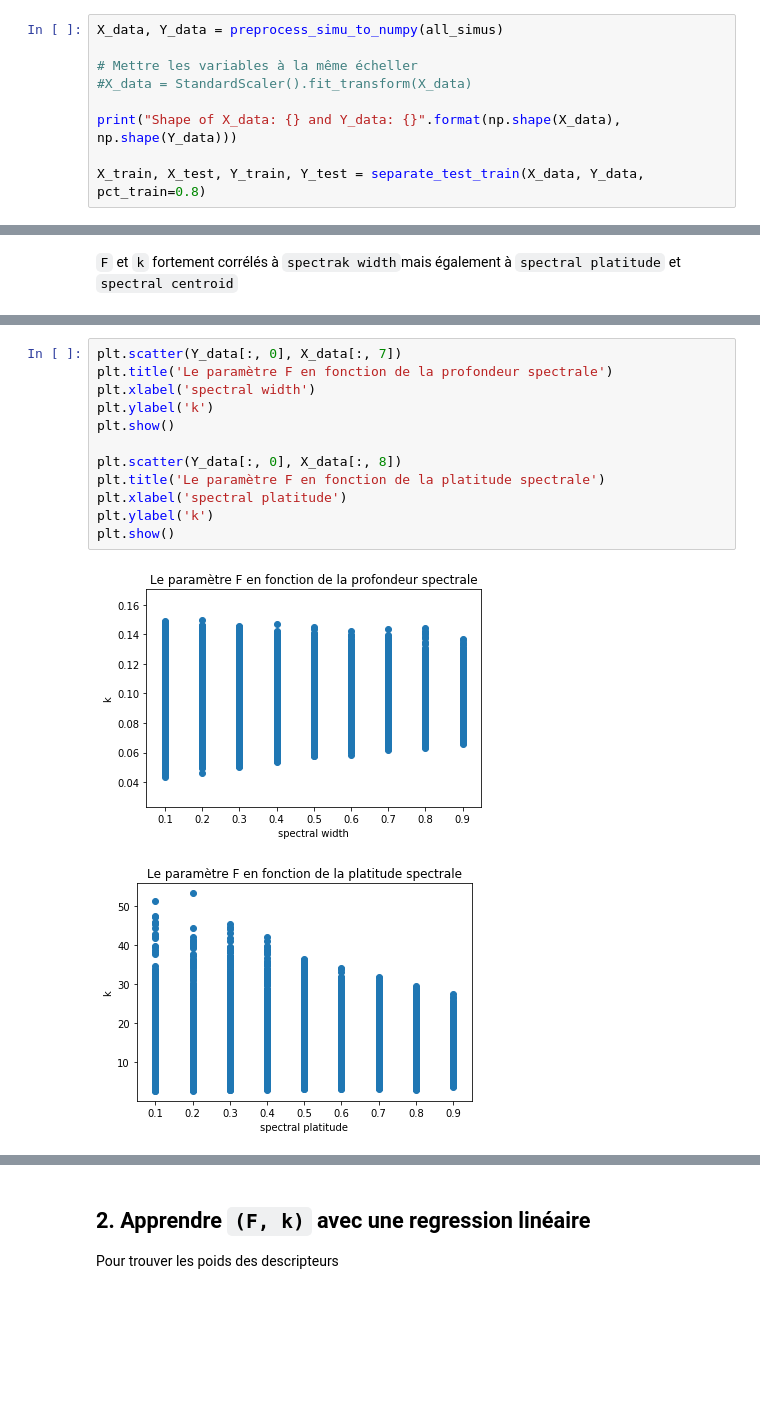
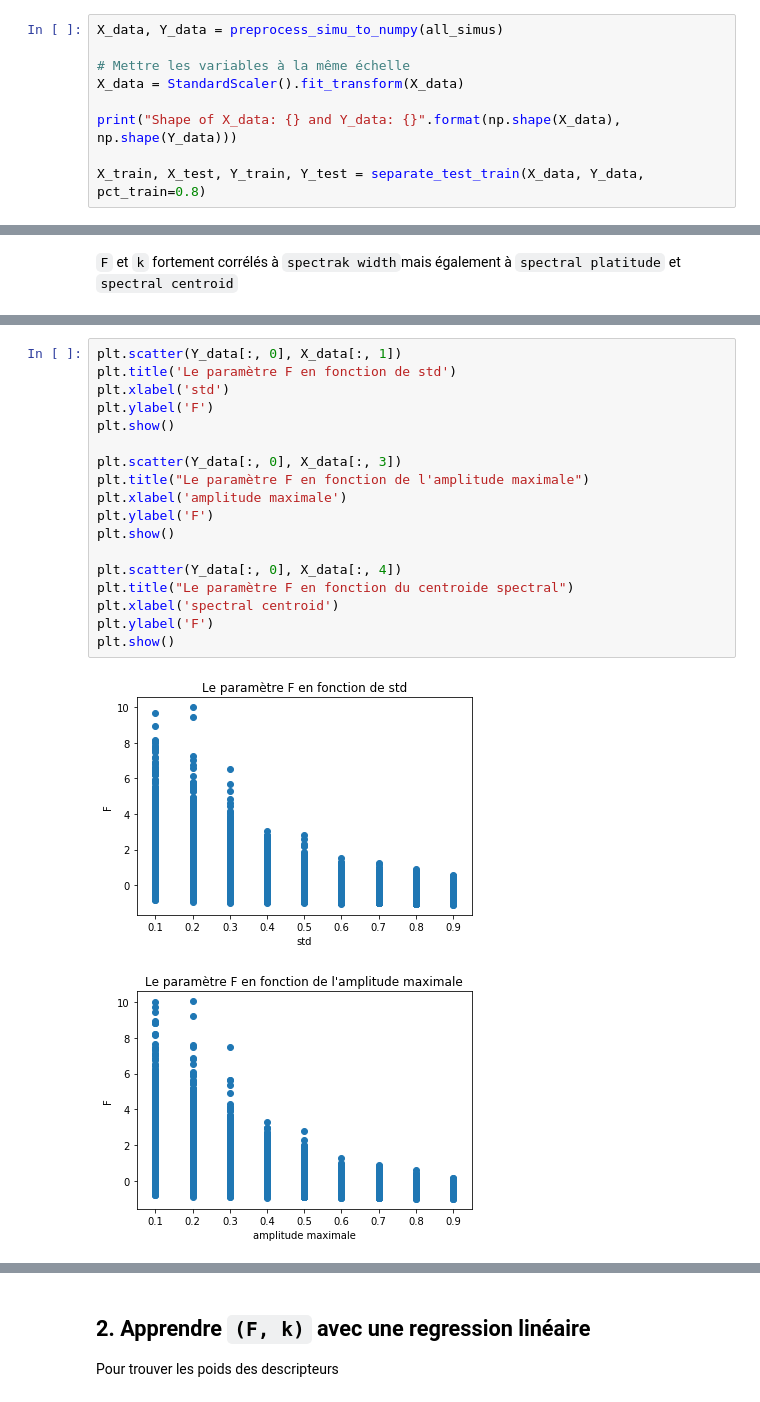
Before and after one commit to ELOISESOULIER/acterrea, a Jupyter notebook: ressort_param_descriptors.ipynb, the cells around one changed output, grey strips where cells are left out. Drawn from its saved outputs; the diff is of its cells as text; blank space fills up the shorter version.

```diff
--- a/ressort_param_descriptors.ipynb
+++ b/ressort_param_descriptors.ipynb
@@ -111,8 +80,8 @@ def separate_test_train(X_data, Y_data, pct_train=0.8):
 # %%
 X_data, Y_data = preprocess_simu_to_numpy(all_simus)
 
-# Mettre les variables à la même écheller
-#X_data = StandardScaler().fit_transform(X_data)
+# Mettre les variables à la même échelle
+X_data = StandardScaler().fit_transform(X_data)
 
 print("Shape of X_data: {} and Y_data: {}".format(np.shape(X_data), np.shape(Y_data)))
 
@@ -192,15 +166,21 @@ plt.show()
 # %%
-plt.scatter(Y_data[:, 0], X_data[:, 7])
-plt.title('Le paramètre F en fonction de la profondeur spectrale')
-plt.xlabel('spectral width')
-plt.ylabel('k')
+plt.scatter(Y_data[:, 0], X_data[:, 1])
+plt.title('Le paramètre F en fonction de std')
+plt.xlabel('std')
+plt.ylabel('F')
 plt.show()
 
-plt.scatter(Y_data[:, 0], X_data[:, 8])
-plt.title('Le paramètre F en fonction de la platitude spectrale')
-plt.xlabel('spectral platitude')
-plt.ylabel('k')
+plt.scatter(Y_data[:, 0], X_data[:, 3])
+plt.title("Le paramètre F en fonction de l'amplitude maximale")
+plt.xlabel('amplitude maximale')
+plt.ylabel('F')
 plt.show()
+
+plt.scatter(Y_data[:, 0], X_data[:, 4])
+plt.title("Le paramètre F en fonction du centroide spectral")
+plt.xlabel('spectral centroid')
+plt.ylabel('F')
+plt.show()
 # %% [output]
-[figure, old version]
+[figure, new version]
-[figure, old version]
+[figure, new version]
```
Also changed, not shown: parts of 28 cells of this notebook, 3 other files.
